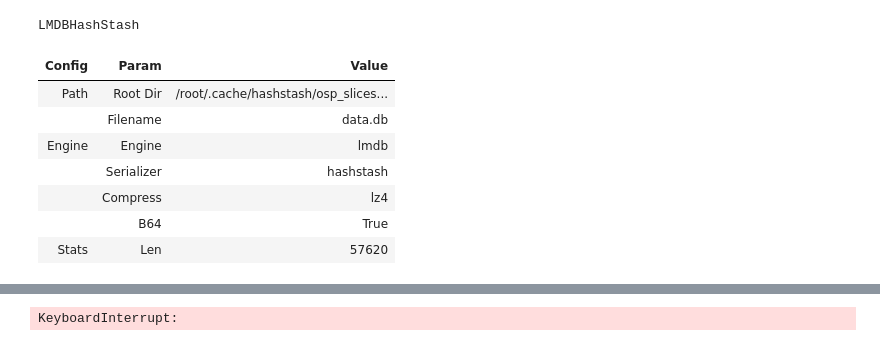
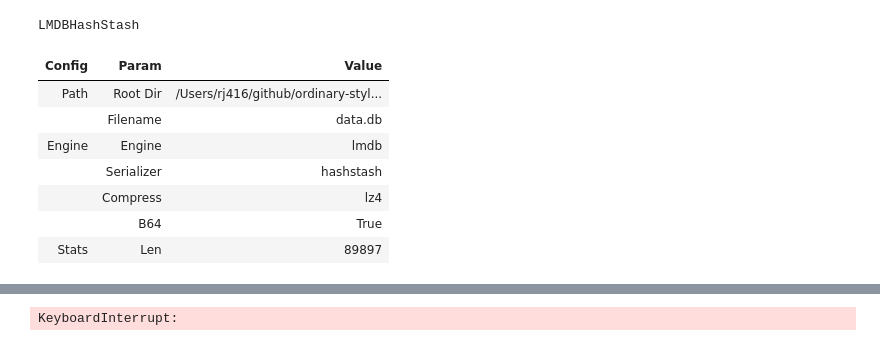
Before and after one commit to quadrismegistus/ordinary-style-philosophy, a Jupyter notebook: notebooks/ParseSlice.ipynb, the cells around one changed output, grey strips where cells are left out. Drawn from its saved outputs; the diff is of its cells as text; code cells hidden in the pictures.

```diff
--- a/notebooks/ParseSlice.ipynb
+++ b/notebooks/ParseSlice.ipynb
@@ -18,19 +40,19 @@ def get_nlp():
 # %%
 from hashstash import HashStash
 
 
-input_stash = HashStash('osp_slices_1000')
+input_stash = STASH_SLICES
 input_stash
 # %% [output]
 LMDBHashStash
 | Config | Param | Value |
-| Path | Root Dir | /root/.cache/hashstash/osp_slices... |
+| Path | Root Dir | /Users/rj416/github/ordinary-styl... |
 |  | Filename | data.db |
 | Engine | Engine | lmdb |
 |  | Serializer | hashstash |
 |  | Compress | lz4 |
 |  | B64 | True |
-| Stats | Len | 57620 |
+| Stats | Len | 89897 |
 # %%
 import string
 def remove_left_right_punct(text):
```
Also changed, not shown: parts of 10 cells of this notebook, 5 other files.
